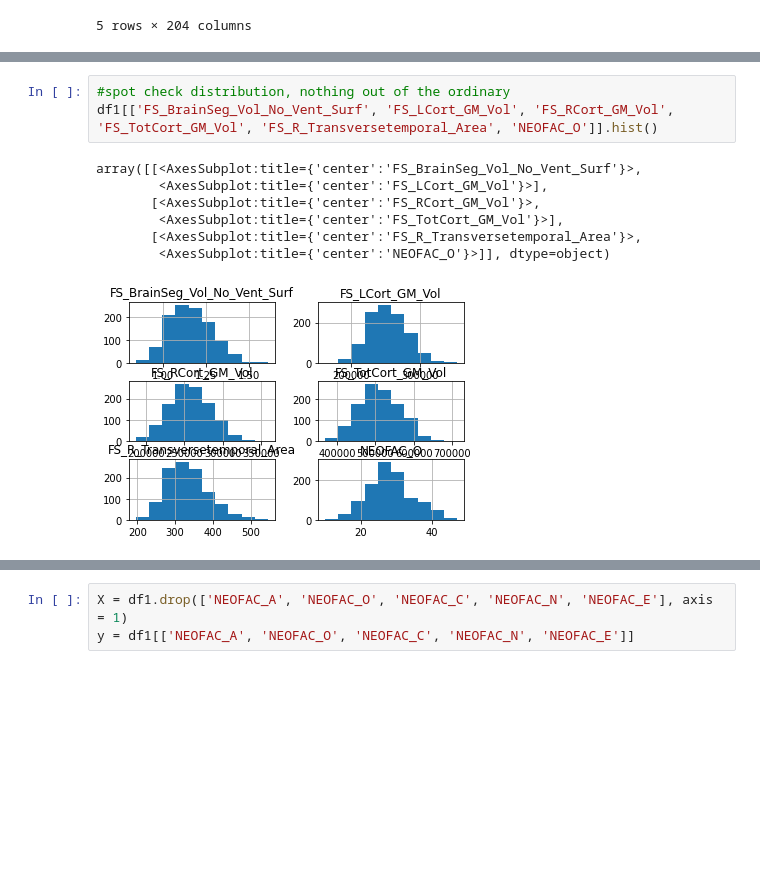
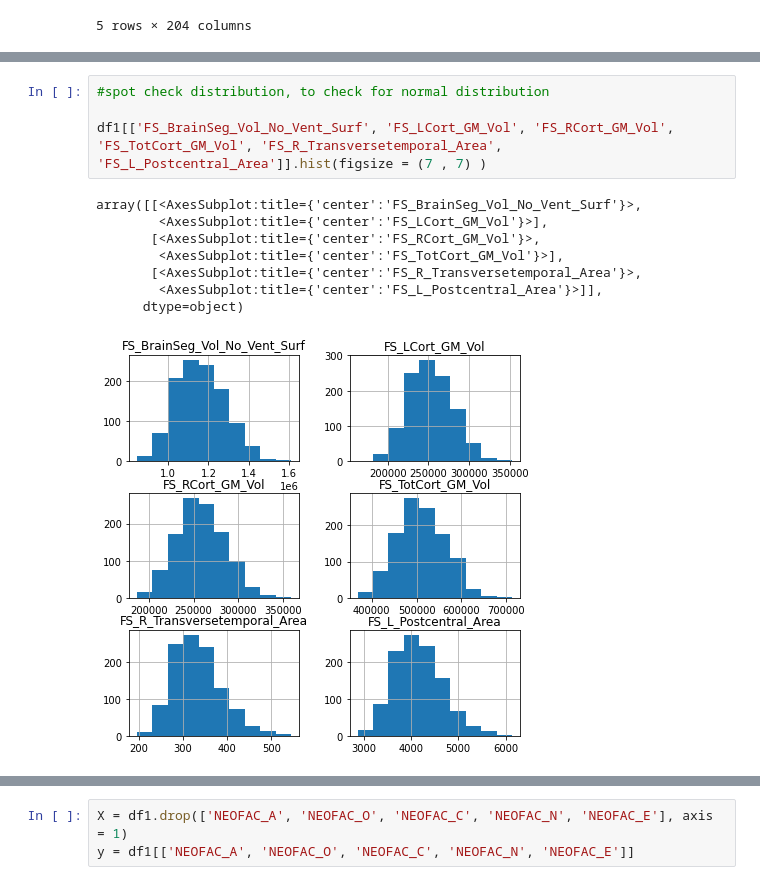
Before and after one commit to Jrick003/BrainStructures_Personality, a Jupyter notebook: BrainStructure_Personality.ipynb, the cells around one changed output, grey strips where cells are left out. Cells and saved outputs as stored; diff of their text form; blank space fills up the shorter version.

```diff
--- a/BrainStructure_Personality.ipynb
+++ b/BrainStructure_Personality.ipynb
@@ -62,11 +101,13 @@ df1.shape
 # %%
-#spot check distribution, nothing out of the ordinary
-df1[['FS_BrainSeg_Vol_No_Vent_Surf', 'FS_LCort_GM_Vol', 'FS_RCort_GM_Vol', 'FS_TotCort_GM_Vol', 'FS_R_Transversetemporal_Area', 'NEOFAC_O']].hist()
+#spot check distribution, to check for normal distribution
+
+df1[['FS_BrainSeg_Vol_No_Vent_Surf', 'FS_LCort_GM_Vol', 'FS_RCort_GM_Vol', 'FS_TotCort_GM_Vol', 'FS_R_Transversetemporal_Area', 'FS_L_Postcentral_Area']].hist(figsize = (7 , 7) )
 # %% [output]
 array([[<AxesSubplot:title={'center':'FS_BrainSeg_Vol_No_Vent_Surf'}>,
         <AxesSubplot:title={'center':'FS_LCort_GM_Vol'}>],
        [<AxesSubplot:title={'center':'FS_RCort_GM_Vol'}>,
         <AxesSubplot:title={'center':'FS_TotCort_GM_Vol'}>],
        [<AxesSubplot:title={'center':'FS_R_Transversetemporal_Area'}>,
-        <AxesSubplot:title={'center':'NEOFAC_O'}>]], dtype=object)
+        <AxesSubplot:title={'center':'FS_L_Postcentral_Area'}>]],
+      dtype=object)
-[figure, old version]
+[figure, new version]
```
Also changed, not shown: parts of 61 cells of this notebook.
